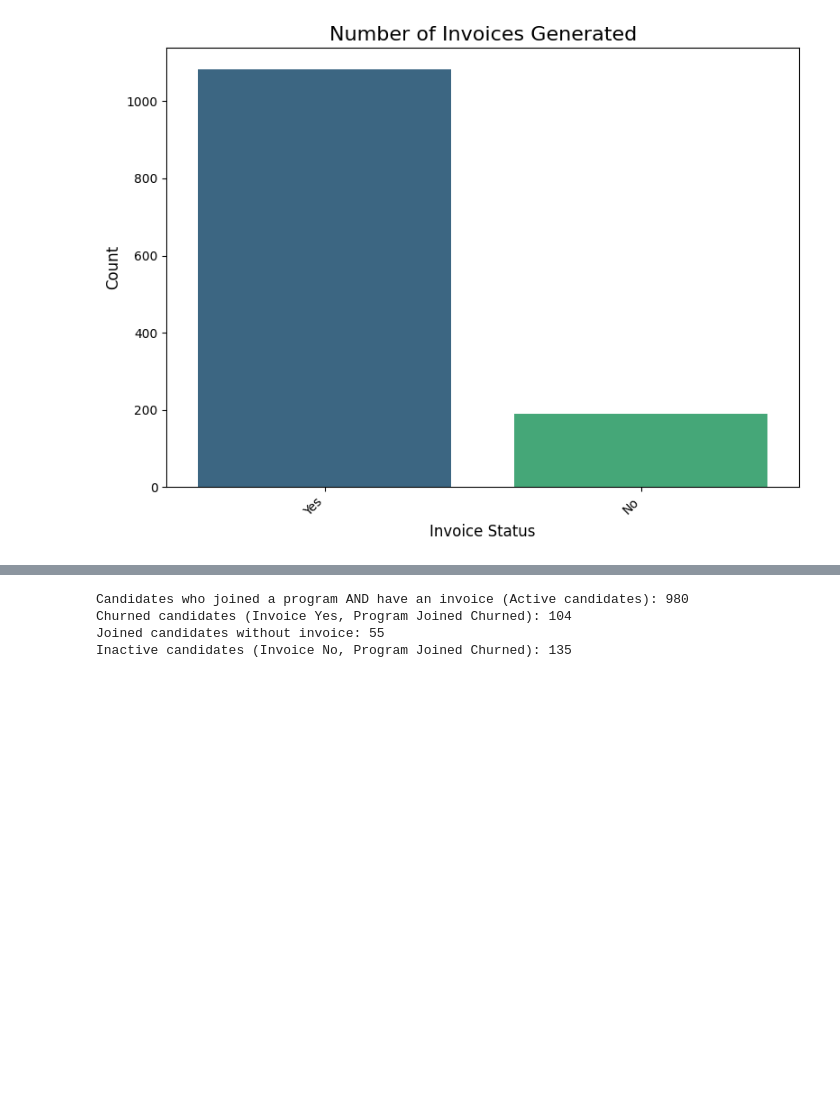
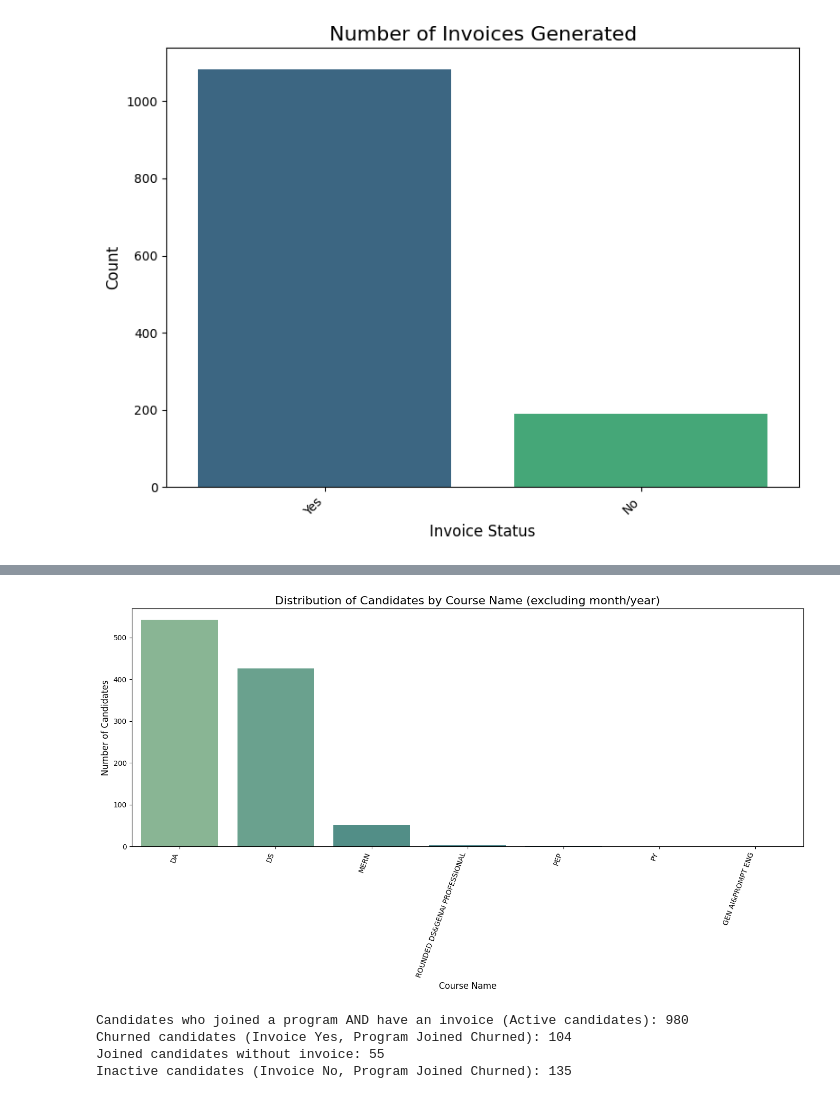
Before and after one commit to eldhosekroy/churn_prediction, a Jupyter notebook: churn_rp2.ipynb, the cells around one changed output, grey strips where cells are left out. Cells and saved outputs as stored; diff of their text form; code cells hidden in the pictures; blank space fills up the shorter version.

```diff
--- a/churn_rp2.ipynb
+++ b/churn_rp2.ipynb
@@ -78,3 +214,17 @@ Joined candidates: 1035
+# %%
+program_name_distribution = enrolled[(enrolled['Course_Name'] != 'Churned') & (enrolled['Course_Name'] != 'UNSPECIFIED')]
+program_name_counts = program_name_distribution['Course_Name'].value_counts()
+
+plt.figure(figsize=(14, 8)) # Increased figure size
+sns.barplot(x=program_name_counts.index, y=program_name_counts.values, hue=program_name_counts.index, palette='crest', legend=False)
+plt.title('Distribution of Candidates by Course Name (excluding month/year)', fontsize=16)
+plt.xlabel('Course Name', fontsize=12)
+plt.ylabel('Number of Candidates', fontsize=12)
+plt.xticks(rotation=70, ha='right') # Rotate x-axis labels for better readability
+plt.tight_layout()
+plt.show()
+# %% [output]
+[figure, added]
 # %%
 program_joined_with_invoice_count = enrolled[(enrolled['Program Joined'] != 'Churned') & (enrolled['Invoice'] == 'Yes')].shape[0]
 print(f"Candidates who joined a program AND have an invoice (Active candidates): {program_joined_with_invoice_count}")
```
Also changed, not shown: parts of 6 cells of this notebook.
